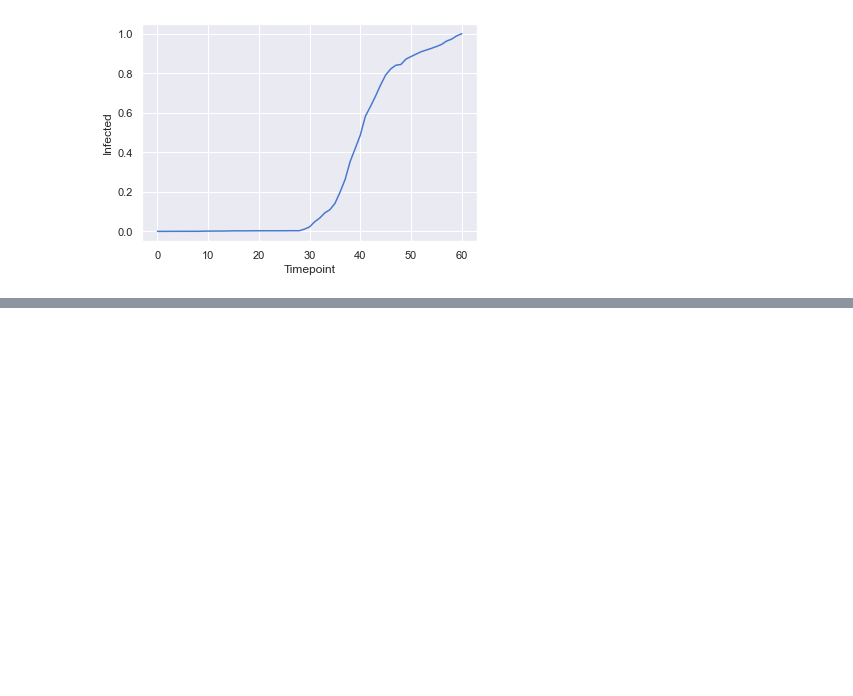
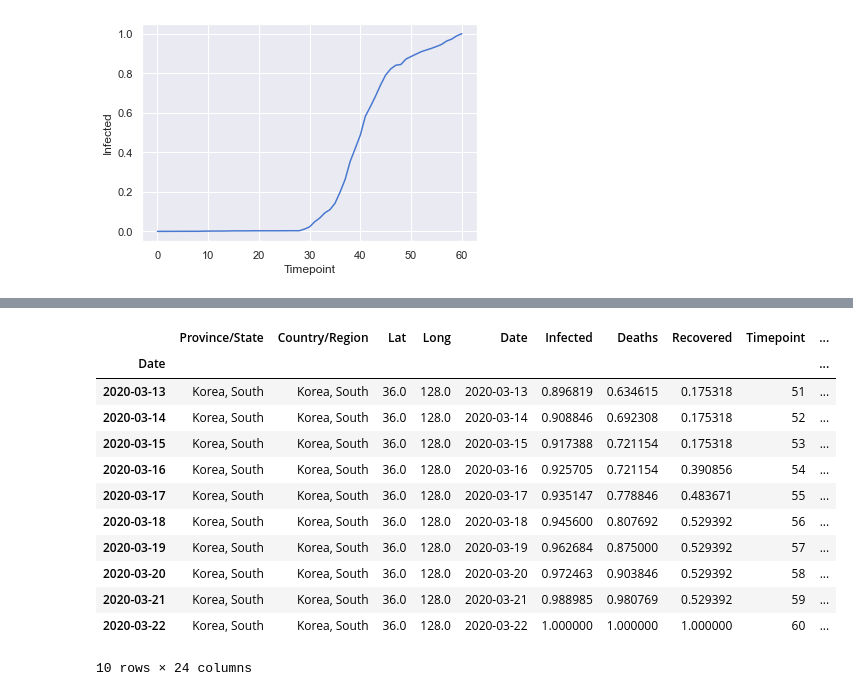
Before and after one commit to matthiasboeker/Covid_19_Forecast, a Jupyter notebook: Notebooks/Exploration.ipynb, the cells around one changed output, grey strips where cells are left out. Saved outputs shown, nothing was run; the diff lists cells and outputs as text; code cells hidden in the pictures; blank space fills up the shorter version.

```diff
--- a/Notebooks/Exploration.ipynb
+++ b/Notebooks/Exploration.ipynb
@@ -102,0 +165,16 @@ SK.head(10)
+# %%
+SK.tail(10)
+# %% [output]
+|  | Province/State | Country/Region | Lat | Long | Date | Infected | Deaths | Recovered | Timepoint | ... |
+| Date |  |  |  |  |  |  |  |  |  | ... |
+| 2020-03-13 | Korea, South | Korea, South | 36.0 | 128.0 | 2020-03-13 | 0.896819 | 0.634615 | 0.175318 | 51 | ... |
+| 2020-03-14 | Korea, South | Korea, South | 36.0 | 128.0 | 2020-03-14 | 0.908846 | 0.692308 | 0.175318 | 52 | ... |
+| 2020-03-15 | Korea, South | Korea, South | 36.0 | 128.0 | 2020-03-15 | 0.917388 | 0.721154 | 0.175318 | 53 | ... |
+| 2020-03-16 | Korea, South | Korea, South | 36.0 | 128.0 | 2020-03-16 | 0.925705 | 0.721154 | 0.390856 | 54 | ... |
+| 2020-03-17 | Korea, South | Korea, South | 36.0 | 128.0 | 2020-03-17 | 0.935147 | 0.778846 | 0.483671 | 55 | ... |
+| 2020-03-18 | Korea, South | Korea, South | 36.0 | 128.0 | 2020-03-18 | 0.945600 | 0.807692 | 0.529392 | 56 | ... |
+| 2020-03-19 | Korea, South | Korea, South | 36.0 | 128.0 | 2020-03-19 | 0.962684 | 0.875000 | 0.529392 | 57 | ... |
+| 2020-03-20 | Korea, South | Korea, South | 36.0 | 128.0 | 2020-03-20 | 0.972463 | 0.903846 | 0.529392 | 58 | ... |
+| 2020-03-21 | Korea, South | Korea, South | 36.0 | 128.0 | 2020-03-21 | 0.988985 | 0.980769 | 0.529392 | 59 | ... |
+| 2020-03-22 | Korea, South | Korea, South | 36.0 | 128.0 | 2020-03-22 | 1.000000 | 1.000000 | 1.000000 | 60 | ... |
+10 rows × 24 columns
```
Also changed, not shown: parts of 12 cells of this notebook.
